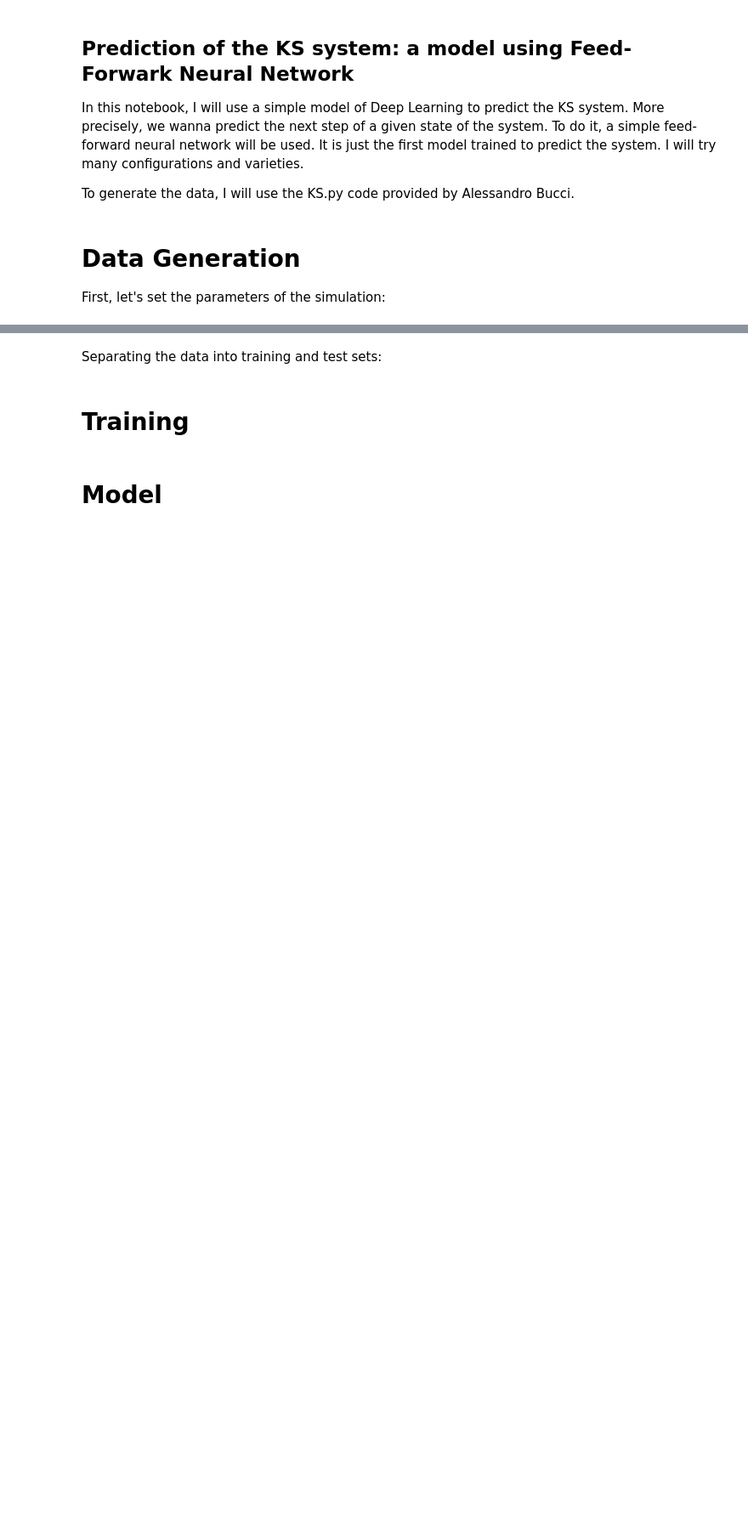
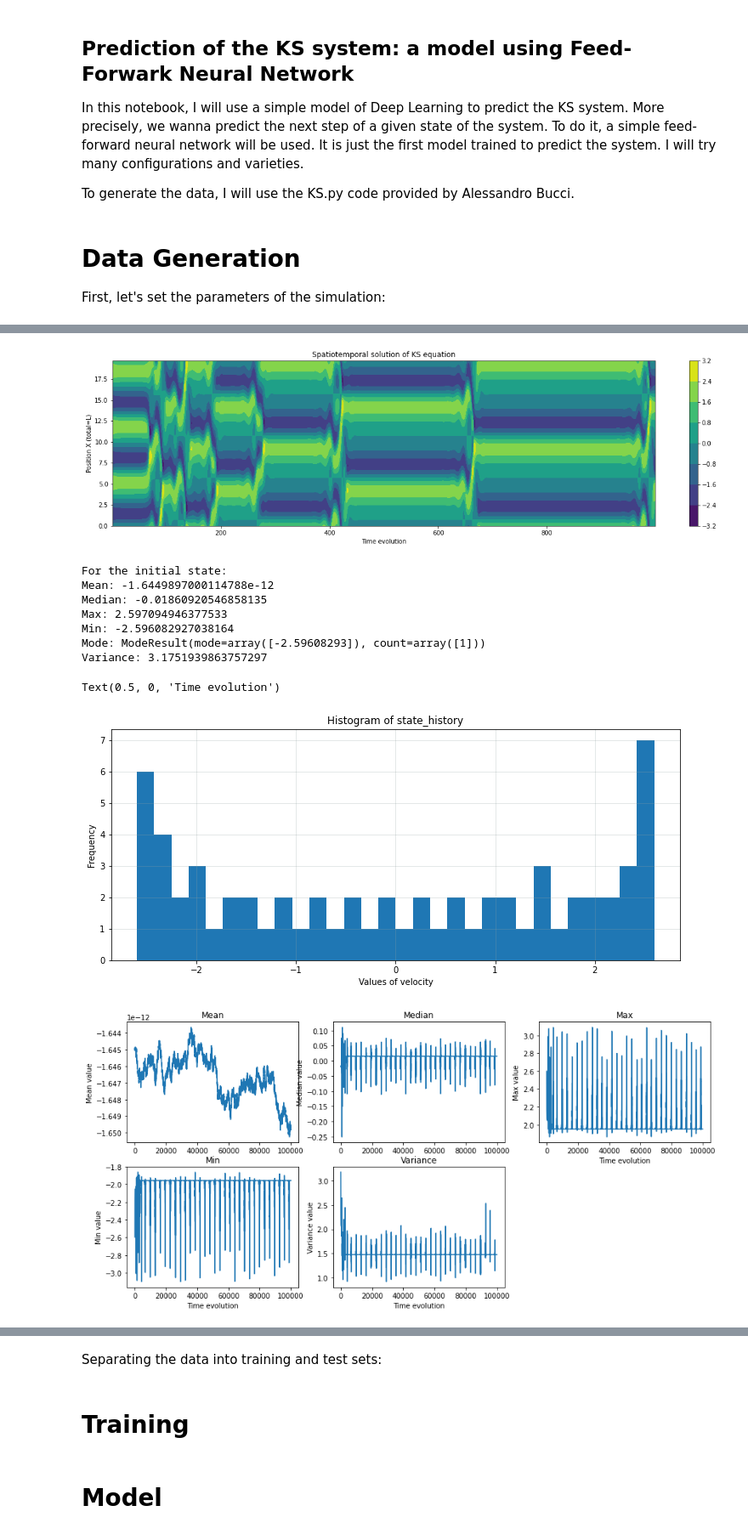
Before and after one commit to calladogt/Deep-learning-to-the-modeling-of-chaotic-dynamics-systems, a Jupyter notebook: Simulators/ks-simulator/KS-modelFF.ipynb, the cells around one changed output, grey strips where cells are left out. Shown at 85% size. Saved outputs shown, nothing was run; the diff lists cells and outputs as text; code cells hidden in the pictures; blank space fills up the shorter version.

```diff
--- a/Simulators/ks-simulator/KS-modelFF.ipynb
+++ b/Simulators/ks-simulator/KS-modelFF.ipynb
@@ -47,0 +101,10 @@ The final time: 1000.0
+# %%
+def drawKS(U_sim, x_axis, t_axis ,startT=0,endT=0, width = 10, divwidth = 4):
+    fig = plt.figure(figsize=(width, width/divwidth))
+    ax = fig.gca()
+    ola = ax.contourf(t_axis[startT:endT], x_axis, U_sim[startT:endT,:].T,  cmap=plt.cm.viridis)
+    cbar = plt.colorbar(ola)
+    plt.xlabel('Time evolution')
+    plt.ylabel('Position X')
+    plt.title('Spatiotemporal solution of KS equation')
+    plt.show()
@@ -47,0 +115,62 @@ The final time: 1000.0
+# %%
+state_history_array = np.squeeze(np.asarray(state_history))
+
+#visualizing the solution of KS equation
+drawKS(state_history, position_x, time_counter,1,int(time_counter[-1]),20,4)
+
+
+#histogram
+fig, ax = plt.subplots(figsize=(12, 5))
+plt.hist(state_history_array[0,:],bins=30)
+plt.xlabel('Values of velocity')
+plt.ylabel('Frequency')
+plt.title('Histogram of state_history')
+plt.grid(True, color="#93a1a1", alpha=0.3)
+
+
+#statistic values
+print('For the initial state:')
+print('Mean:', np.mean(state_history_array[0,:]))
+print('Median:', np.median(state_history_array[0,:]))
+print('Max:', np.max(state_history_array[0,:]))
+print('Min:', np.min(state_history_array[0,:]))
+print('Mode:', stats.mode(state_history_array[0,:]))
+print('Variance:', np.var(state_history_array[0,:]))
+
+#evolution of statistic values
+fig, ax = plt.subplots(figsize=(15, 7))
+plt.subplot(2,3,1)
+plt.plot(np.mean(state_history_array,axis=1))
+plt.title('Mean')
+plt.ylabel('Mean value')
+plt.subplot(2,3,2)
+plt.plot(np.median(state_history_array,axis=1))
+plt.title('Median')
+plt.ylabel('Median value')
+plt.subplot(2,3,3)
+plt.plot(np.max(state_history_array,axis=1))
+plt.title('Max')
+plt.ylabel('Max value')
+plt.xlabel('Time evolution')
+plt.subplot(2,3,4)
+plt.plot(np.min(state_history_array,axis=1))
+plt.title('Min')
+plt.ylabel('Min value')
+plt.xlabel('Time evolution')
+plt.subplot(2,3,5)
+plt.plot(np.var(state_history_array,axis=1))
+plt.title('Variance')
+plt.ylabel('Variance value')
+plt.xlabel('Time evolution')
+# %% [output]
+[figure, added]
+For the initial state:
+Mean: -1.6449897000114788e-12
+Median: -0.01860920546858135
+Max: 2.597094946377533
+Min: -2.596082927038164
+Mode: ModeResult(mode=array([-2.59608293]), count=array([1]))
+Variance: 3.1751939863757297
+Text(0.5, 0, 'Time evolution')
+[figure, added]
+[figure, added]
```
Also changed, not shown: parts of 15 cells of this notebook.
